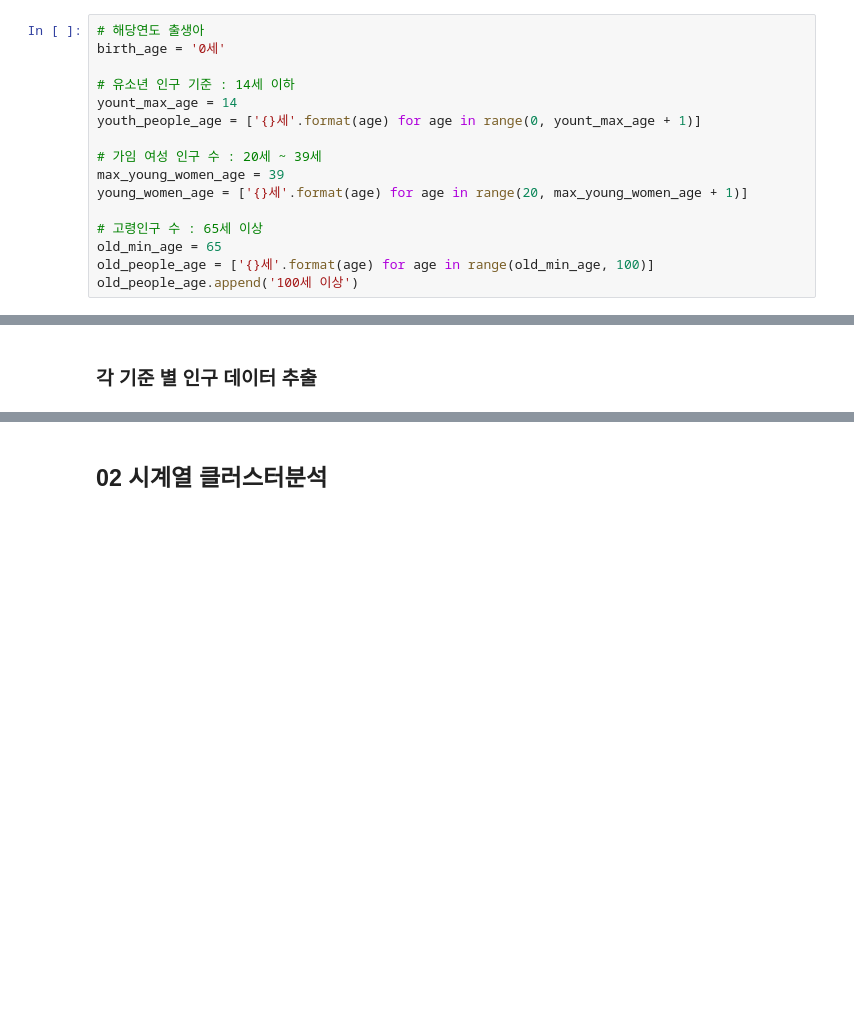
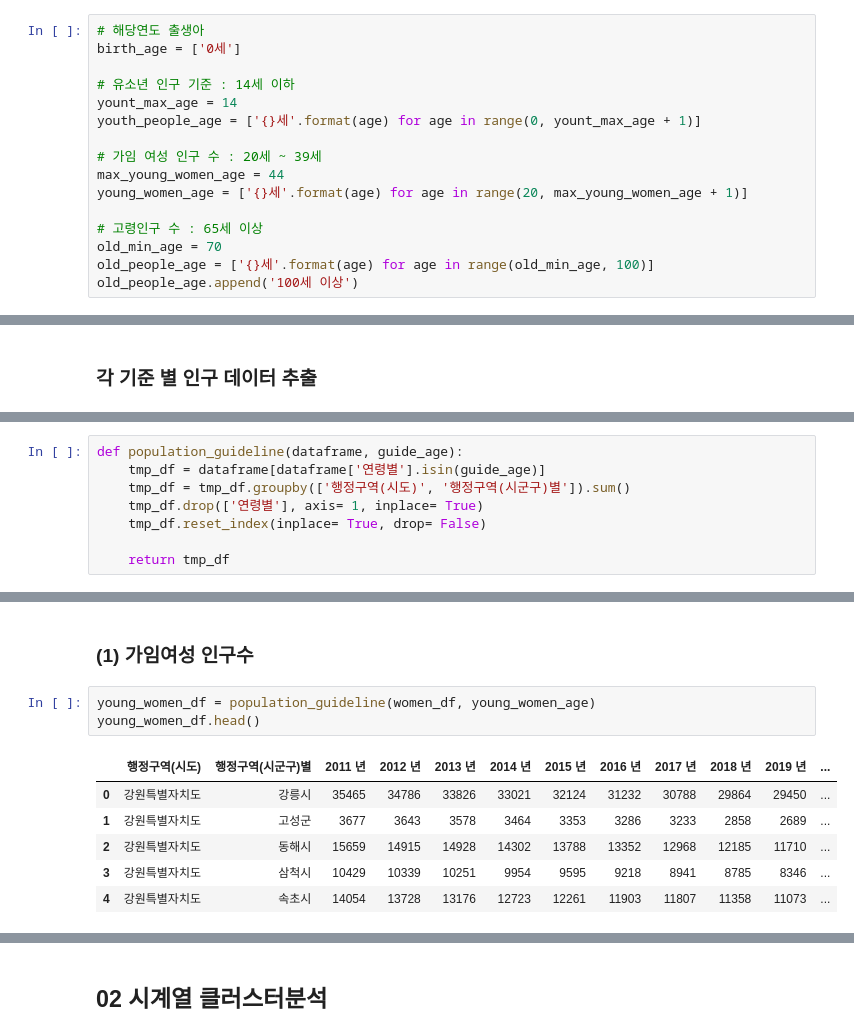
Before and after one commit to applewoods/Population_Analysis, a Jupyter notebook: Population_Preprocessing.ipynb, the cells around one changed output, grey strips where cells are left out. Cells and saved outputs as stored; diff of their text form; blank space fills up the shorter version.

```diff
--- a/Population_Preprocessing.ipynb
+++ b/Population_Preprocessing.ipynb
@@ -16,18 +19,18 @@ tqdm_notebook.pandas()
 ### 연령 기준 설정
 # %%
 # 해당연도 출생아
-birth_age = '0세'
+birth_age = ['0세']
 
 # 유소년 인구 기준 : 14세 이하
 yount_max_age = 14
 youth_people_age = ['{}세'.format(age) for age in range(0, yount_max_age + 1)]
 
 # 가임 여성 인구 수 : 20세 ~ 39세
-max_young_women_age = 39
+max_young_women_age = 44
 young_women_age = ['{}세'.format(age) for age in range(20, max_young_women_age + 1)]
 
 # 고령인구 수 : 65세 이상
-old_min_age = 65
+old_min_age = 70
 old_people_age = ['{}세'.format(age) for age in range(old_min_age, 100)]
 old_people_age.append('100세 이상')
 # %% [markdown]
@@ -108,0 +93,8 @@ young_women_df.head()
+# %%
+def population_guideline(dataframe, guide_age):
+    tmp_df = dataframe[dataframe['연령별'].isin(guide_age)]
+    tmp_df = tmp_df.groupby(['행정구역(시도)', '행정구역(시군구)별']).sum()
+    tmp_df.drop(['연령별'], axis= 1, inplace= True)
+    tmp_df.reset_index(inplace= True, drop= False)
+
+    return tmp_df
@@ -122,0 +124,12 @@ old_people_df.head()
+# %% [markdown]
+### (1) 가임여성 인구수
+# %%
+young_women_df = population_guideline(women_df, young_women_age)
+young_women_df.head()
+# %% [output]
+|  | 행정구역(시도) | 행정구역(시군구)별 | 2011 년 | 2012 년 | 2013 년 | 2014 년 | 2015 년 | 2016 년 | 2017 년 | 2018 년 | 2019 년 | ... |
+| 0 | 강원특별자치도 | 강릉시 | 35465 | 34786 | 33826 | 33021 | 32124 | 31232 | 30788 | 29864 | 29450 | ... |
+| 1 | 강원특별자치도 | 고성군 | 3677 | 3643 | 3578 | 3464 | 3353 | 3286 | 3233 | 2858 | 2689 | ... |
+| 2 | 강원특별자치도 | 동해시 | 15659 | 14915 | 14928 | 14302 | 13788 | 13352 | 12968 | 12185 | 11710 | ... |
+| 3 | 강원특별자치도 | 삼척시 | 10429 | 10339 | 10251 | 9954 | 9595 | 9218 | 8941 | 8785 | 8346 | ... |
+| 4 | 강원특별자치도 | 속초시 | 14054 | 13728 | 13176 | 12723 | 12261 | 11903 | 11807 | 11358 | 11073 | ... |
```
Also changed, not shown: parts of 35 cells of this notebook.
